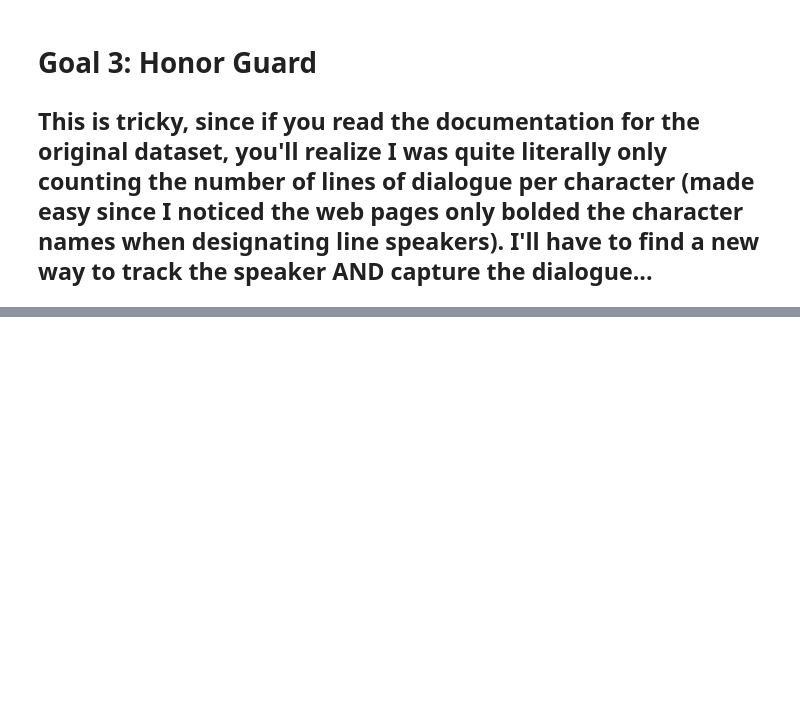
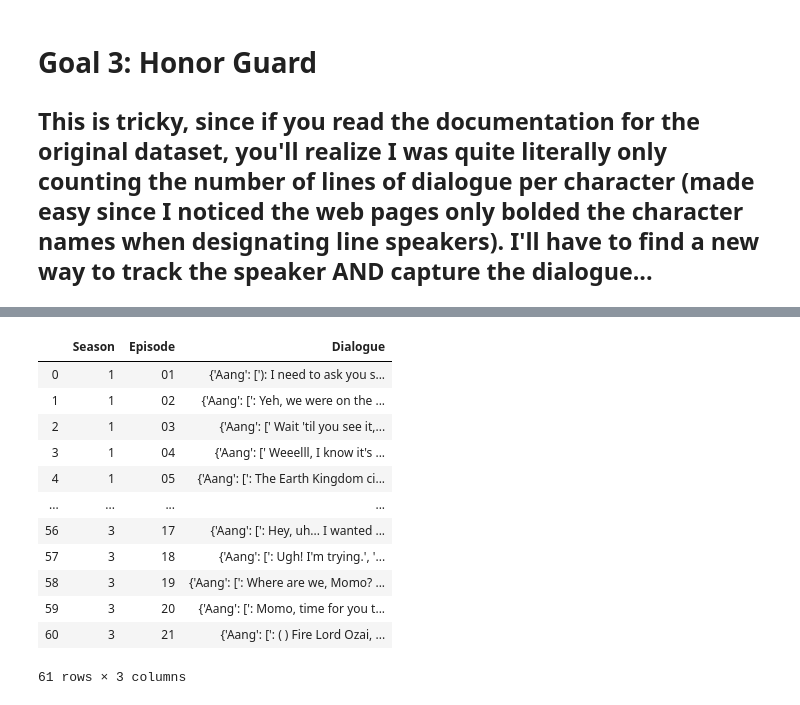
Before and after one commit to Kyle-Codes/DS-Projects, a Jupyter notebook: ATLA Test.ipynb, the cells around one changed output, grey strips where cells are left out. Saved outputs shown, nothing was run; the diff lists cells and outputs as text; code cells hidden in the pictures; blank space fills up the shorter version.

```diff
--- a/ATLA Test.ipynb
+++ b/ATLA Test.ipynb
@@ -154,0 +267,18 @@ page_soup
+# %%
+df3 = pd.DataFrame.from_records(atla_ep_data_3)
+# %%
+df3
+# %% [output]
+|  | Season | Episode | Dialogue |
+| 0 | 1 | 01 | {'Aang': ['): I need to ask you s... |
+| 1 | 1 | 02 | {'Aang': [': Yeh, we were on the ... |
+| 2 | 1 | 03 | {'Aang': [' Wait 'til you see it,... |
+| 3 | 1 | 04 | {'Aang': [' Weeelll, I know it's ... |
+| 4 | 1 | 05 | {'Aang': [': The Earth Kingdom ci... |
+| ... | ... | ... | ... |
+| 56 | 3 | 17 | {'Aang': [': Hey, uh... I wanted ... |
+| 57 | 3 | 18 | {'Aang': [': Ugh! I'm trying.', '... |
+| 58 | 3 | 19 | {'Aang': [': Where are we, Momo? ... |
+| 59 | 3 | 20 | {'Aang': [': Momo, time for you t... |
+| 60 | 3 | 21 | {'Aang': [': ( ) Fire Lord Ozai, ... |
+61 rows × 3 columns
```
Also changed, not shown: parts of 27 cells of this notebook.
